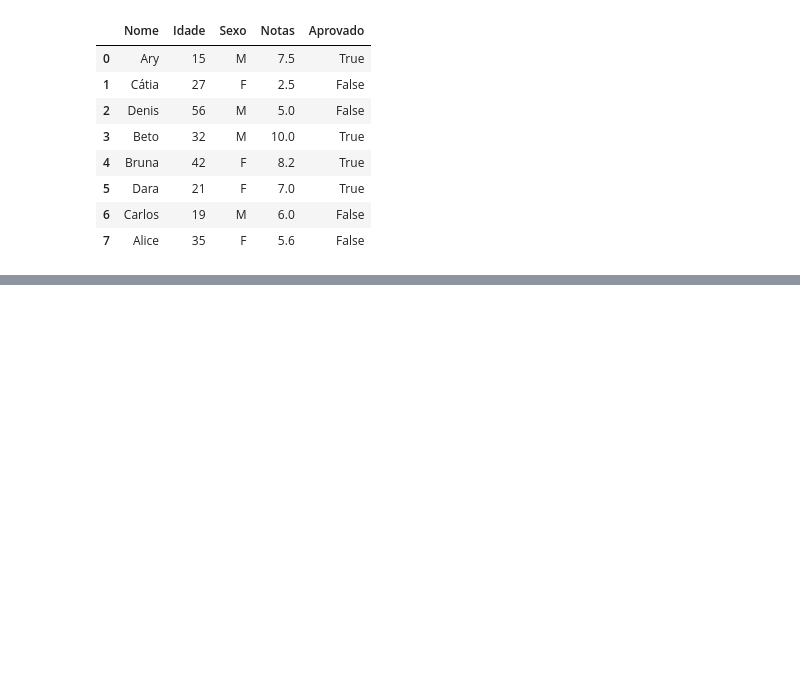
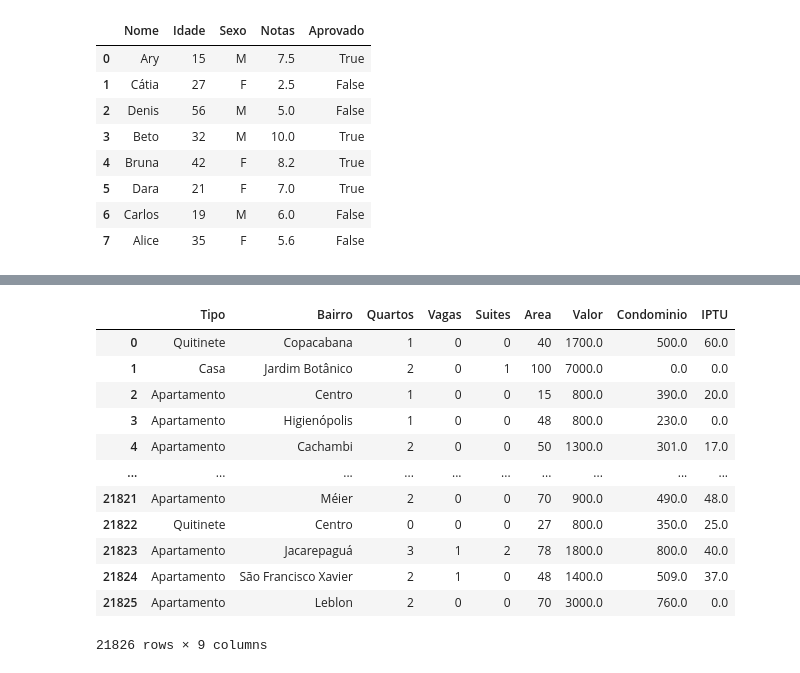
Before and after one commit to Lyarkh/Tratando_e_analisando_dados_Pandas, a Jupyter notebook: Notebooks_e_datasets/Relatorios.ipynb, the cells around one changed output, grey strips where cells are left out. Saved outputs shown, nothing was run; the diff lists cells and outputs as text; code cells hidden in the pictures; blank space fills up the shorter version.

```diff
--- a/Notebooks_e_datasets/Relatorios.ipynb
+++ b/Notebooks_e_datasets/Relatorios.ipynb
@@ -449,0 +534,5 @@ alunos
+# %%
+A = dados.shape[0]
+dados.dropna(subset= ['Valor'], inplace=True)
+B= dados.shape[0]
+A - B
@@ -449,0 +545,7 @@ alunos
+# %%
+selecao = (dados['Tipo'] == 'Apartamento') & (dados.Condominio.isnull())
+# %%
+A = dados.shape[0]
+dados = dados[~selecao]
+B= dados.shape[0]
+A - B
@@ -449,0 +554,2 @@ alunos
+# %%
+dados = dados.fillna({'Condominio':0, 'IPTU': 0})
@@ -449,0 +577,16 @@ alunos
+# %%
+dados
+# %% [output]
+|  | Tipo | Bairro | Quartos | Vagas | Suites | Area | Valor | Condominio | IPTU |
+| 0 | Quitinete | Copacabana | 1 | 0 | 0 | 40 | 1700.0 | 500.0 | 60.0 |
+| 1 | Casa | Jardim Botânico | 2 | 0 | 1 | 100 | 7000.0 | 0.0 | 0.0 |
+| 2 | Apartamento | Centro | 1 | 0 | 0 | 15 | 800.0 | 390.0 | 20.0 |
+| 3 | Apartamento | Higienópolis | 1 | 0 | 0 | 48 | 800.0 | 230.0 | 0.0 |
+| 4 | Apartamento | Cachambi | 2 | 0 | 0 | 50 | 1300.0 | 301.0 | 17.0 |
+| ... | ... | ... | ... | ... | ... | ... | ... | ... | ... |
+| 21821 | Apartamento | Méier | 2 | 0 | 0 | 70 | 900.0 | 490.0 | 48.0 |
+| 21822 | Quitinete | Centro | 0 | 0 | 0 | 27 | 800.0 | 350.0 | 25.0 |
+| 21823 | Apartamento | Jacarepaguá | 3 | 1 | 2 | 78 | 1800.0 | 800.0 | 40.0 |
+| 21824 | Apartamento | São Francisco Xavier | 2 | 1 | 0 | 48 | 1400.0 | 509.0 | 37.0 |
+| 21825 | Apartamento | Leblon | 2 | 0 | 0 | 70 | 3000.0 | 760.0 | 0.0 |
+21826 rows × 9 columns
```
Also changed, not shown: parts of 12 cells of this notebook, 1 other file.
